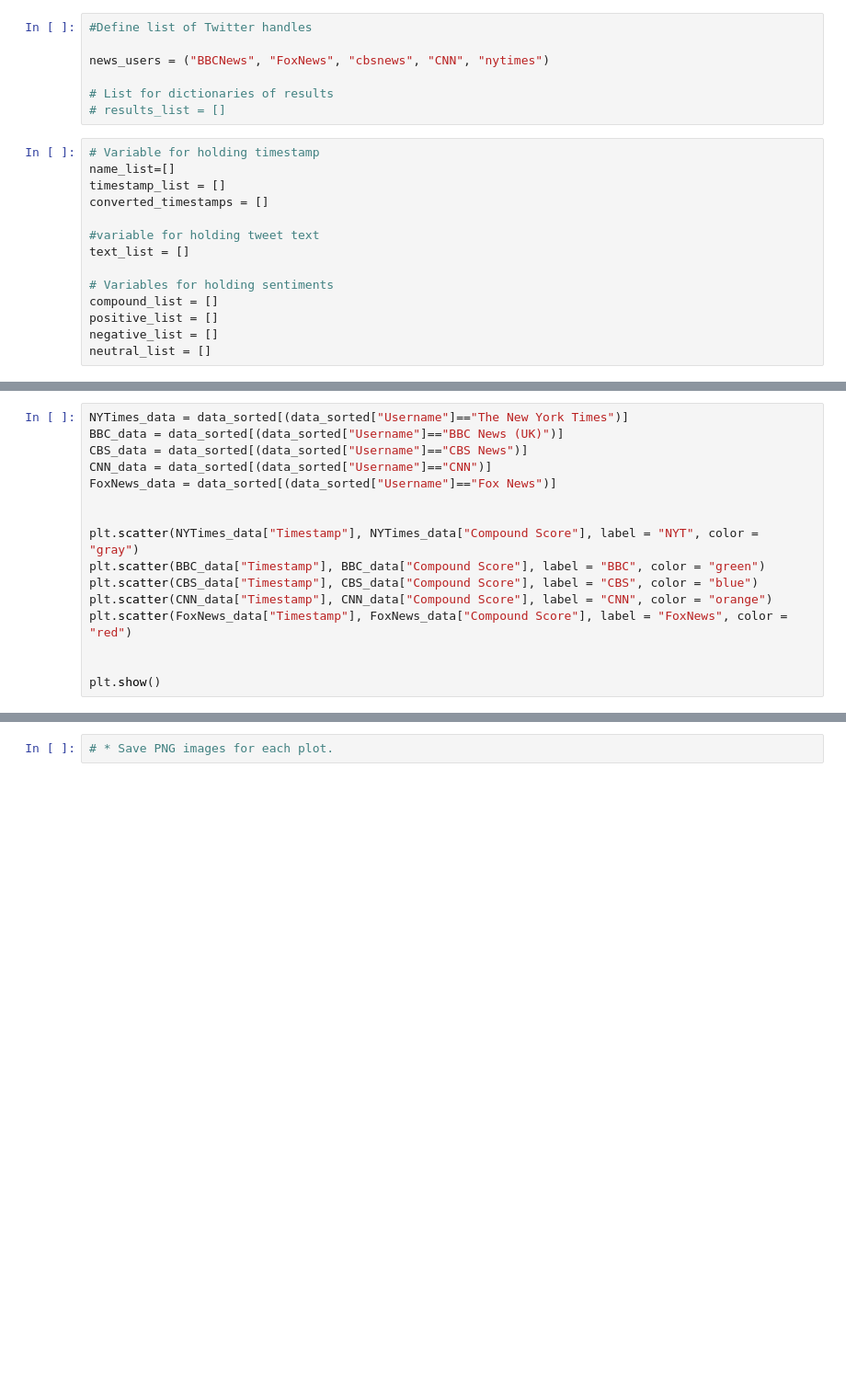
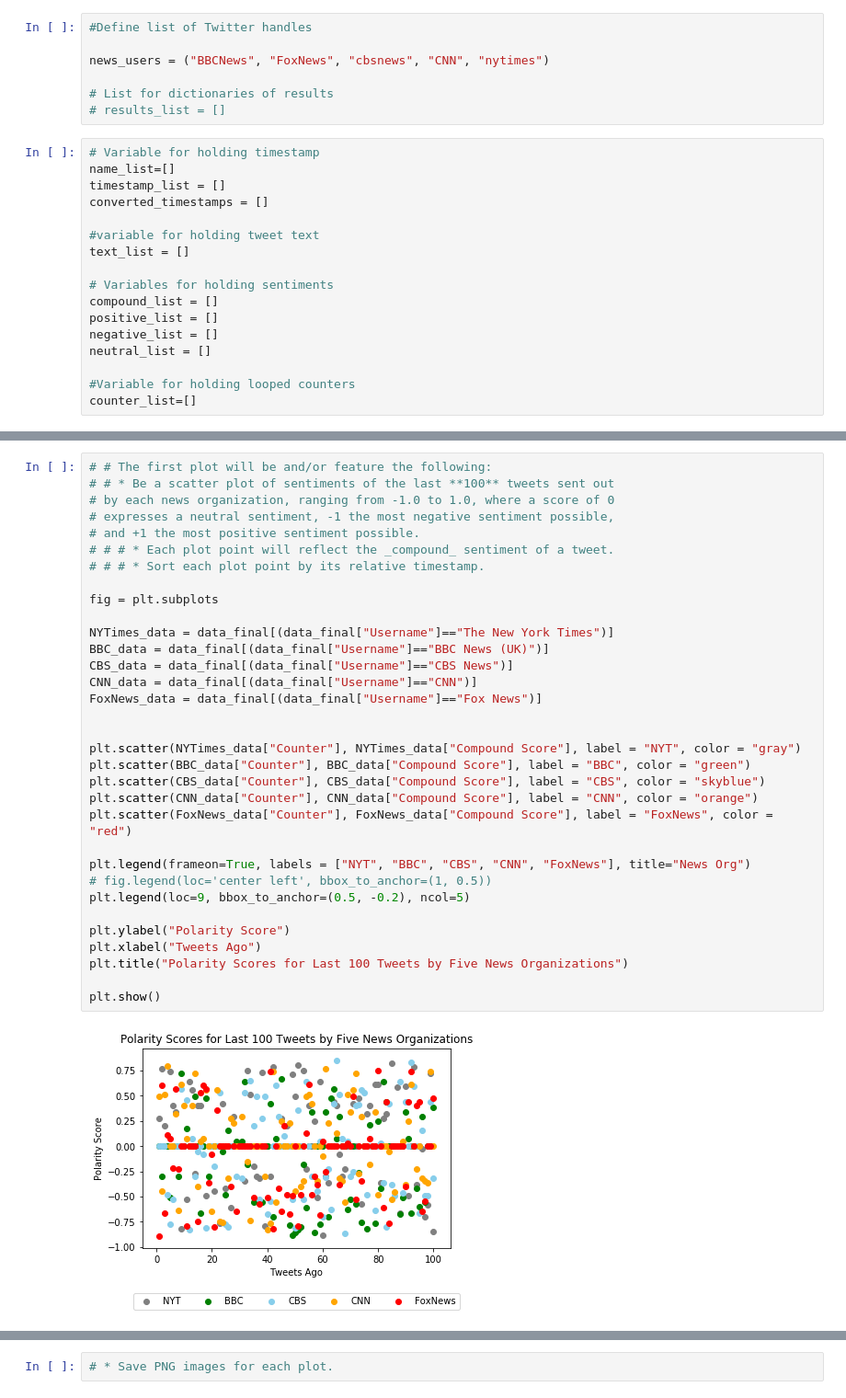
Before and after one commit to nonabsorbing/twitternews, a Jupyter notebook: news_analysis.ipynb, the cells around one changed output, grey strips where cells are left out. Shown at 92% size. Drawn from its saved outputs; the diff is of its cells as text; blank space fills up the shorter version.

Commit message:
Figured out x-axis problem for scatter, ran analysis and added charts. Still want to clean up formatting a little.

```diff
--- a/news_analysis.ipynb
+++ b/news_analysis.ipynb
@@ -50,4 +41,7 @@ compound_list = []
 positive_list = []
 negative_list = []
 neutral_list = []
+
+#Variable for holding looped counters
+counter_list=[]
 # %%
@@ -120,16 +136,35 @@ data_sorted.to_csv("tweetdata.csv")
 # %%
-NYTimes_data = data_sorted[(data_sorted["Username"]=="The New York Times")]
-BBC_data = data_sorted[(data_sorted["Username"]=="BBC News (UK)")]
-CBS_data = data_sorted[(data_sorted["Username"]=="CBS News")]
-CNN_data = data_sorted[(data_sorted["Username"]=="CNN")]
-FoxNews_data = data_sorted[(data_sorted["Username"]=="Fox News")]
+# # The first plot will be and/or feature the following:
+# # * Be a scatter plot of sentiments of the last **100** tweets sent out
+# by each news organization, ranging from -1.0 to 1.0, where a score of 0
+# expresses a neutral sentiment, -1 the most negative sentiment possible,
+# and +1 the most positive sentiment possible.
+# # # * Each plot point will reflect the _compound_ sentiment of a tweet.
+# # # * Sort each plot point by its relative timestamp.
+
+fig = plt.subplots
+
+NYTimes_data = data_final[(data_final["Username"]=="The New York Times")]
+BBC_data = data_final[(data_final["Username"]=="BBC News (UK)")]
+CBS_data = data_final[(data_final["Username"]=="CBS News")]
+CNN_data = data_final[(data_final["Username"]=="CNN")]
+FoxNews_data = data_final[(data_final["Username"]=="Fox News")]
 
 
-plt.scatter(NYTimes_data["Timestamp"], NYTimes_data["Compound Score"], label = "NYT", color = "gray")
-plt.scatter(BBC_data["Timestamp"], BBC_data["Compound Score"], label = "BBC", color = "green")
-plt.scatter(CBS_data["Timestamp"], CBS_data["Compound Score"], label = "CBS", color = "blue")
-plt.scatter(CNN_data["Timestamp"], CNN_data["Compound Score"], label = "CNN", color = "orange")
-plt.scatter(FoxNews_data["Timestamp"], FoxNews_data["Compound Score"], label = "FoxNews", color = "red")
+plt.scatter(NYTimes_data["Counter"], NYTimes_data["Compound Score"], label = "NYT", color = "gray")
+plt.scatter(BBC_data["Counter"], BBC_data["Compound Score"], label = "BBC", color = "green")
+plt.scatter(CBS_data["Counter"], CBS_data["Compound Score"], label = "CBS", color = "skyblue")
+plt.scatter(CNN_data["Counter"], CNN_data["Compound Score"], label = "CNN", color = "orange")
+plt.scatter(FoxNews_data["Counter"], FoxNews_data["Compound Score"], label = "FoxNews", color = "red")
 
+plt.legend(frameon=True, labels = ["NYT", "BBC", "CBS", "CNN", "FoxNews"], title="News Org")
+# fig.legend(loc='center left', bbox_to_anchor=(1, 0.5))
+plt.legend(loc=9, bbox_to_anchor=(0.5, -0.2), ncol=5)
+
+plt.ylabel("Polarity Score")
+plt.xlabel("Tweets Ago")
+plt.title("Polarity Scores for Last 100 Tweets by Five News Organizations")
 
 plt.show()
+# %% [output]
+[figure, added]
```
Also changed, not shown: parts of 8 cells of this notebook.
